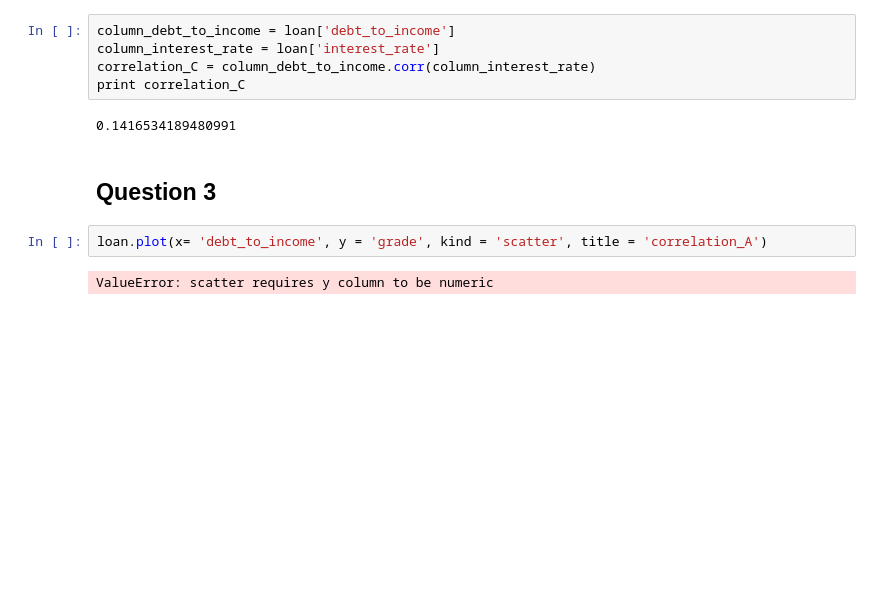
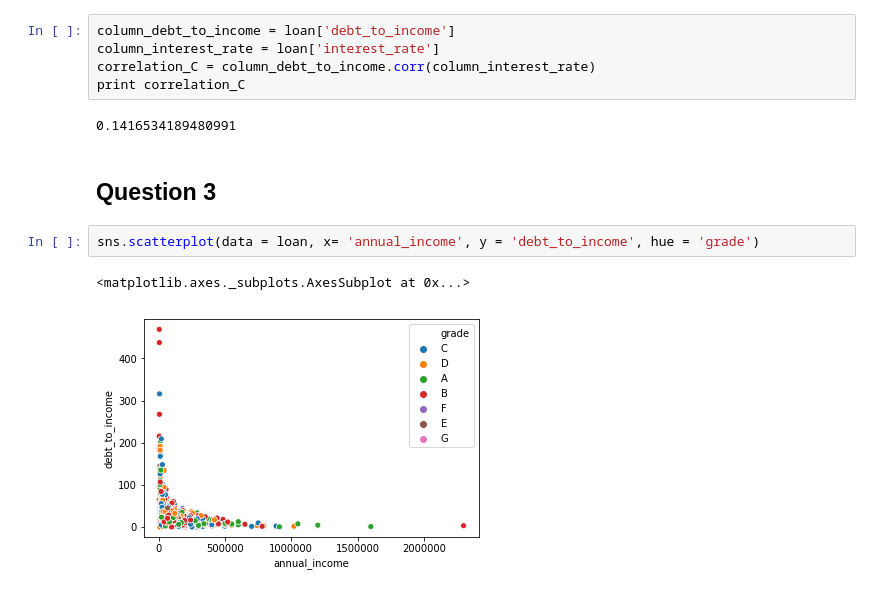
Before and after one commit to esire1/Math2212_Sirett, a Jupyter notebook: HW/HW_M2T5_Sirett.ipynb, the cells around one changed output. Drawn from its saved outputs; the diff is of its cells as text; blank space fills up the shorter version.

```diff
--- a/HW/HW_M2T5_Sirett.ipynb
+++ b/HW/HW_M2T5_Sirett.ipynb
@@ -84,7 +84,8 @@ print correlation_C
 0.1416534189480991
 # %% [markdown]
 ## Question 3
-# %%
-loan.plot(x= 'debt_to_income', y = 'grade', kind = 'scatter', title = 'correlation_A')
-# %% [output]
-ValueError: scatter requires y column to be numeric
+# %%
+sns.scatterplot(data = loan, x= 'annual_income', y = 'debt_to_income', hue = 'grade')
+# %% [output]
+<matplotlib.axes._subplots.AxesSubplot at 0x...>
+[figure, added]
```
Also changed, not shown: parts of 2 cells of this notebook.
